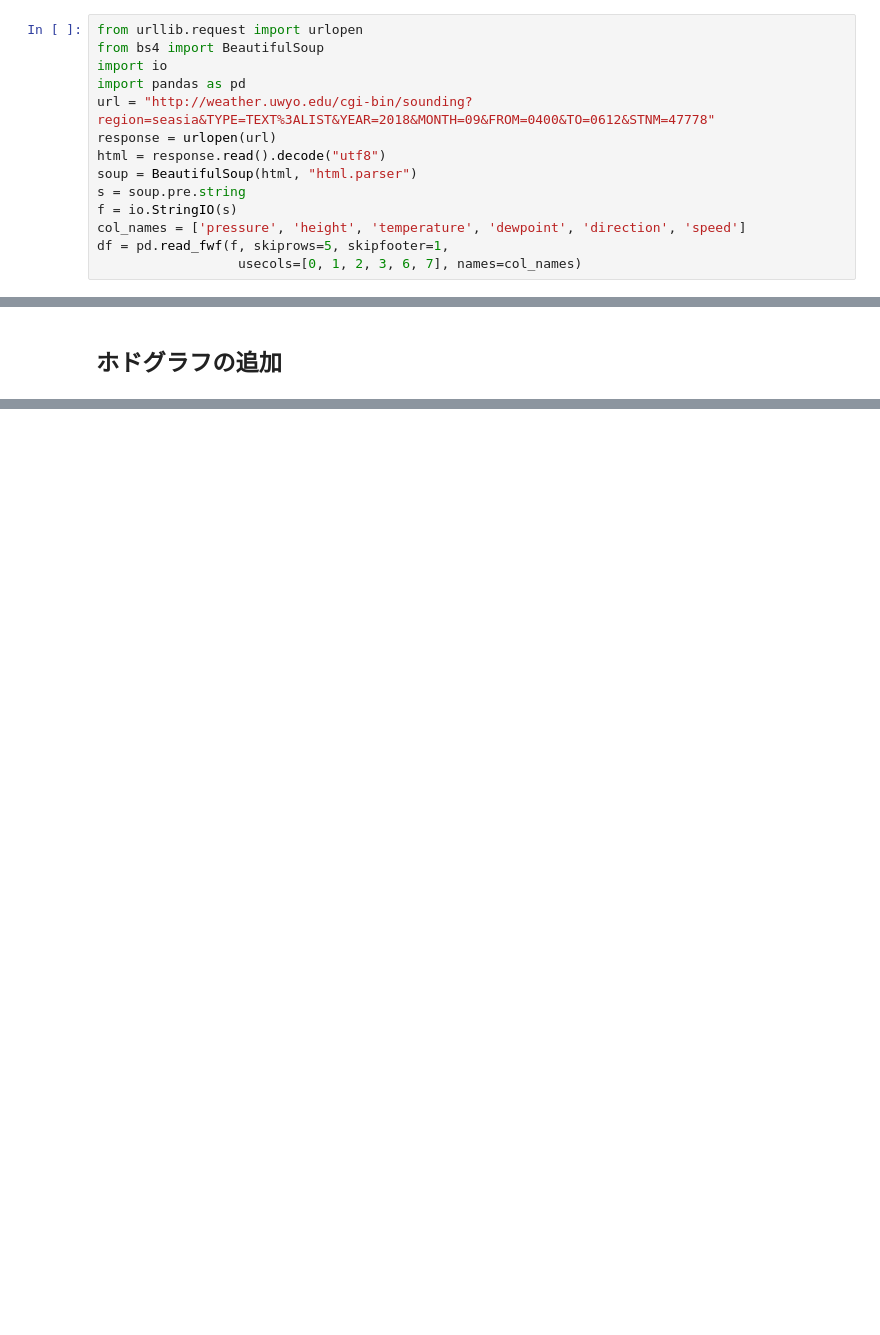
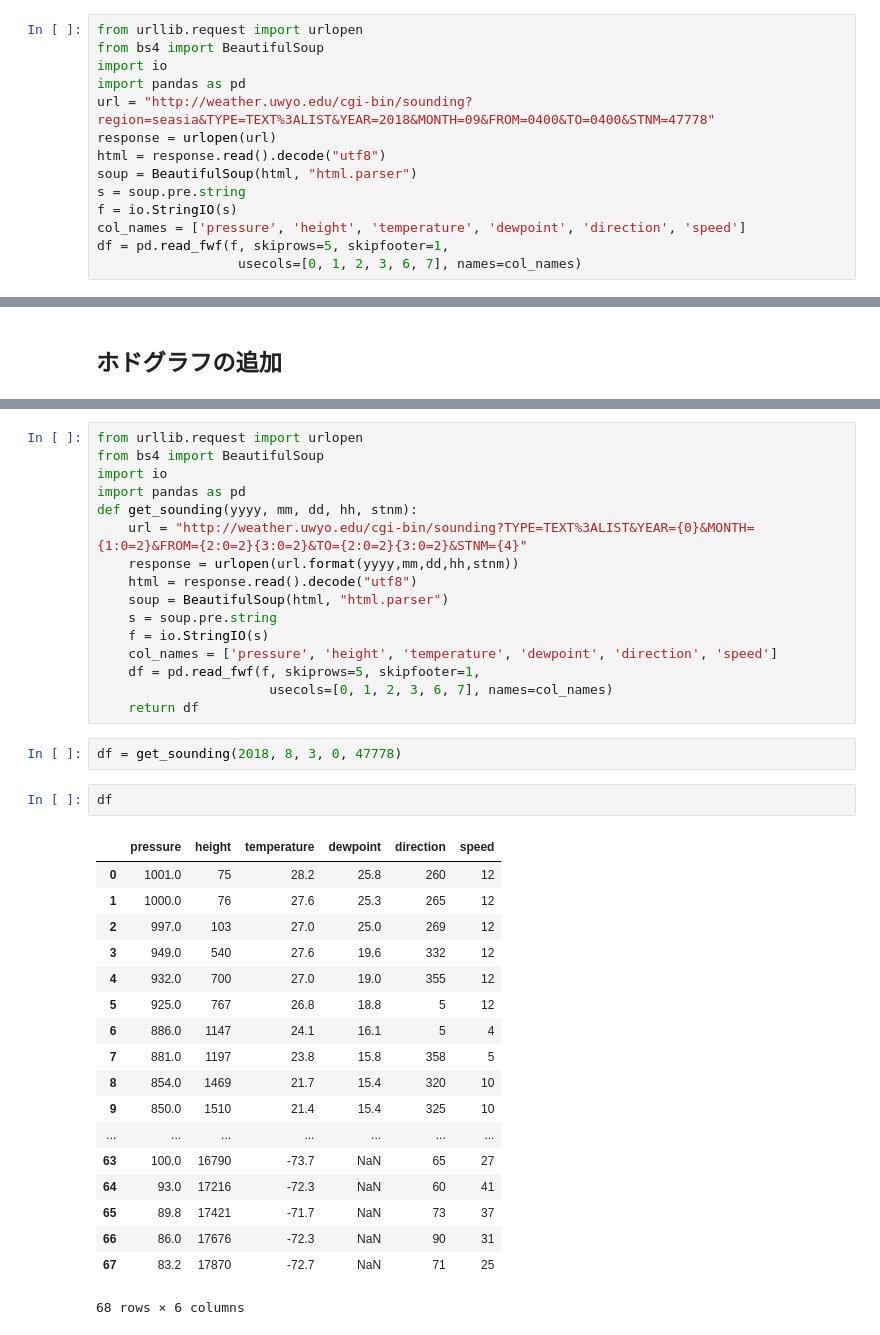
Before and after one commit to deepkick/dsss2018, a Jupyter notebook: Wyoming.ipynb, the cells around one changed output, grey strips where cells are left out. Cells and saved outputs as stored; diff of their text form; blank space fills up the shorter version.

```diff
--- a/Wyoming.ipynb
+++ b/Wyoming.ipynb
@@ -38,7 +38,7 @@ from urllib.request import urlopen
 from bs4 import BeautifulSoup
 import io
 import pandas as pd
-url = "http://weather.uwyo.edu/cgi-bin/sounding?region=seasia&TYPE=TEXT%3ALIST&YEAR=2018&MONTH=09&FROM=0400&TO=0612&STNM=47778"
+url = "http://weather.uwyo.edu/cgi-bin/sounding?region=seasia&TYPE=TEXT%3ALIST&YEAR=2018&MONTH=09&FROM=0400&TO=0400&STNM=47778"
 response = urlopen(url)
 html = response.read().decode("utf8")
 soup = BeautifulSoup(html, "html.parser")
@@ -177,0 +184,39 @@ h.plot_colormapped(u, v, wind_speed)
+# %%
+from urllib.request import urlopen
+from bs4 import BeautifulSoup
+import io
+import pandas as pd
+def get_sounding(yyyy, mm, dd, hh, stnm):
+    url = "http://weather.uwyo.edu/cgi-bin/sounding?TYPE=TEXT%3ALIST&YEAR={0}&MONTH={1:0=2}&FROM={2:0=2}{3:0=2}&TO={2:0=2}{3:0=2}&STNM={4}"
+    response = urlopen(url.format(yyyy,mm,dd,hh,stnm))
+    html = response.read().decode("utf8")
+    soup = BeautifulSoup(html, "html.parser")
+    s = soup.pre.string
+    f = io.StringIO(s)
+    col_names = ['pressure', 'height', 'temperature', 'dewpoint', 'direction', 'speed']
+    df = pd.read_fwf(f, skiprows=5, skipfooter=1,
+                      usecols=[0, 1, 2, 3, 6, 7], names=col_names)
+    return df
+# %%
+df = get_sounding(2018, 8, 3, 0, 47778)
+# %%
+df
+# %% [output]
+|  | pressure | height | temperature | dewpoint | direction | speed |
+| 0 | 1001.0 | 75 | 28.2 | 25.8 | 260 | 12 |
+| 1 | 1000.0 | 76 | 27.6 | 25.3 | 265 | 12 |
+| 2 | 997.0 | 103 | 27.0 | 25.0 | 269 | 12 |
+| 3 | 949.0 | 540 | 27.6 | 19.6 | 332 | 12 |
+| 4 | 932.0 | 700 | 27.0 | 19.0 | 355 | 12 |
+| 5 | 925.0 | 767 | 26.8 | 18.8 | 5 | 12 |
+| 6 | 886.0 | 1147 | 24.1 | 16.1 | 5 | 4 |
+| 7 | 881.0 | 1197 | 23.8 | 15.8 | 358 | 5 |
+| 8 | 854.0 | 1469 | 21.7 | 15.4 | 320 | 10 |
+| 9 | 850.0 | 1510 | 21.4 | 15.4 | 325 | 10 |
+| ... | ... | ... | ... | ... | ... | ... |
+| 63 | 100.0 | 16790 | -73.7 | NaN | 65 | 27 |
+| 64 | 93.0 | 17216 | -72.3 | NaN | 60 | 41 |
+| 65 | 89.8 | 17421 | -71.7 | NaN | 73 | 37 |
+| 66 | 86.0 | 17676 | -72.3 | NaN | 90 | 31 |
+| 67 | 83.2 | 17870 | -72.7 | NaN | 71 | 25 |
+68 rows × 6 columns
```
Also changed, not shown: parts of 11 cells of this notebook.
